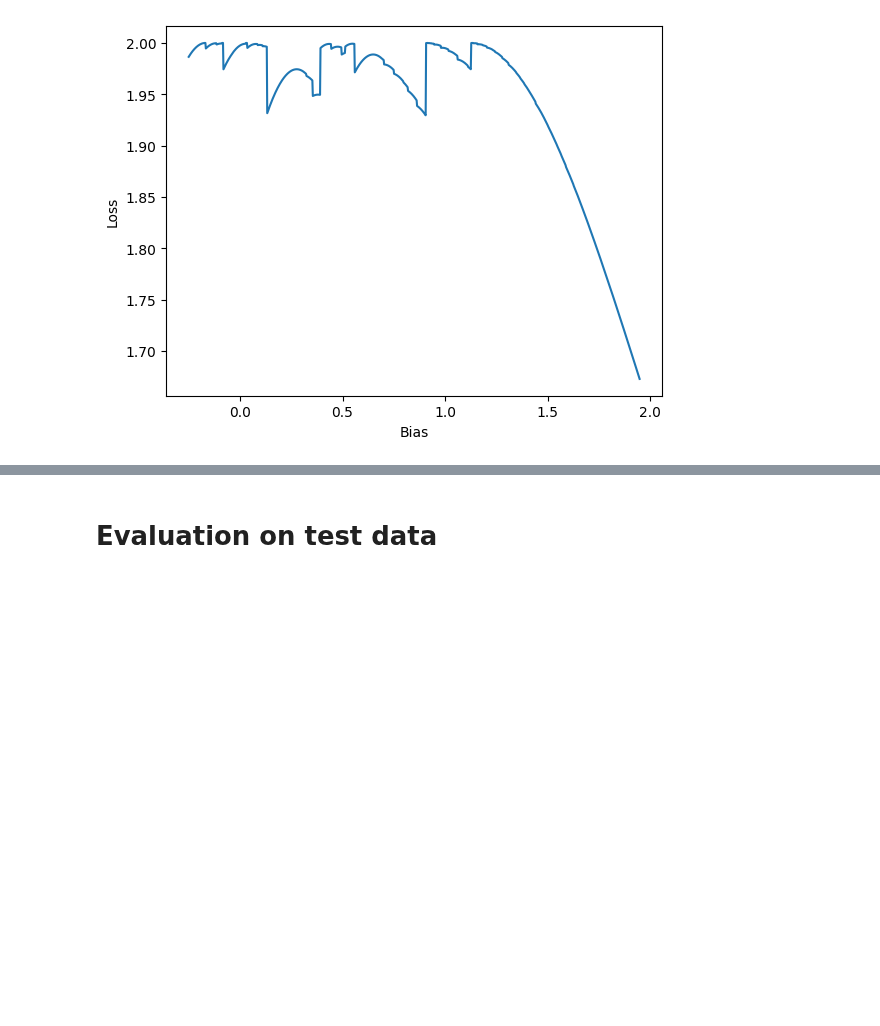
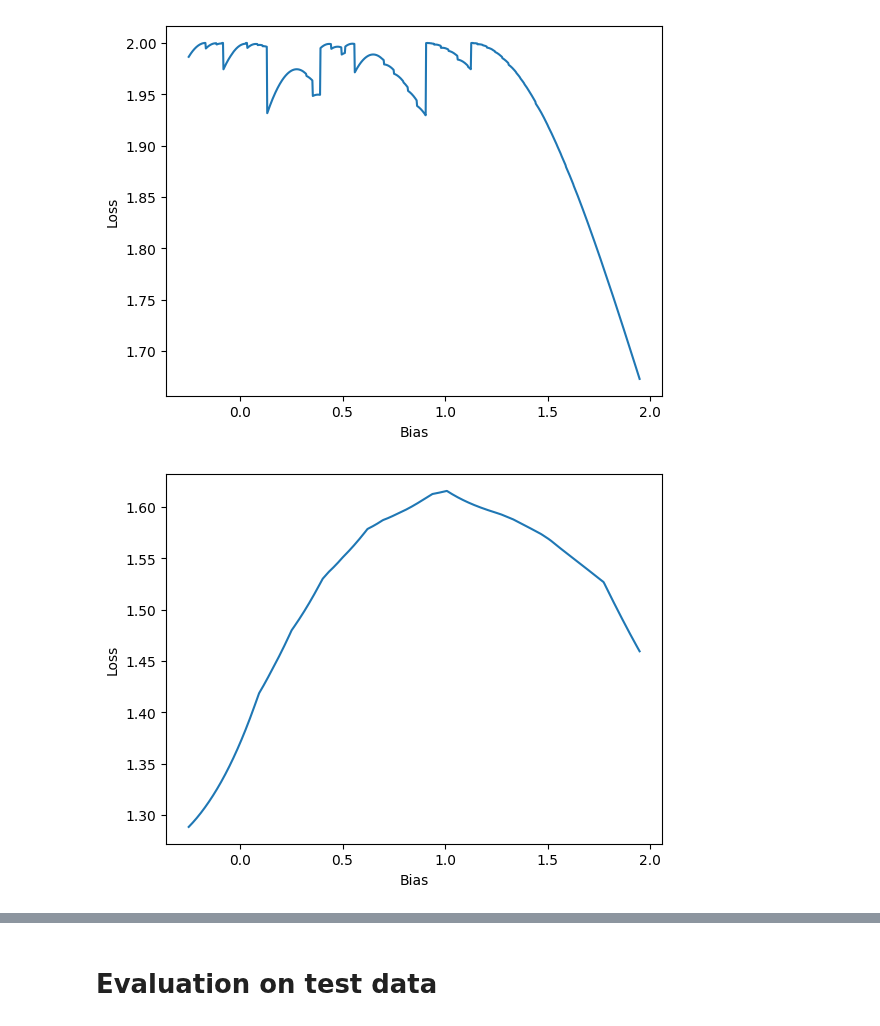
Before and after one commit to mattclifford1/linear_confidence, a Jupyter notebook: notebooks-non-sep/Gaussian_non_sep.ipynb, the cells around one changed output, grey strips where cells are left out. Drawn from its saved outputs; the diff is of its cells as text; code cells hidden in the pictures; blank space fills up the shorter version.

```diff
--- a/notebooks-non-sep/Gaussian_non_sep.ipynb
+++ b/notebooks-non-sep/Gaussian_non_sep.ipynb
@@ -66,3 +66,8 @@ deltas = non_sep.deltas(
     clf).fit(X, y, _plot=True)
 # %% [output]
 [figure]
+# %%
+deltas = non_sep.deltas(
+    clf).fit(X, y, _plot=True, only_furtherest_k=False)
+# %% [output]
+[figure, added]
```
Also changed, not shown: parts of 1 cell of this notebook, 1 other file.
